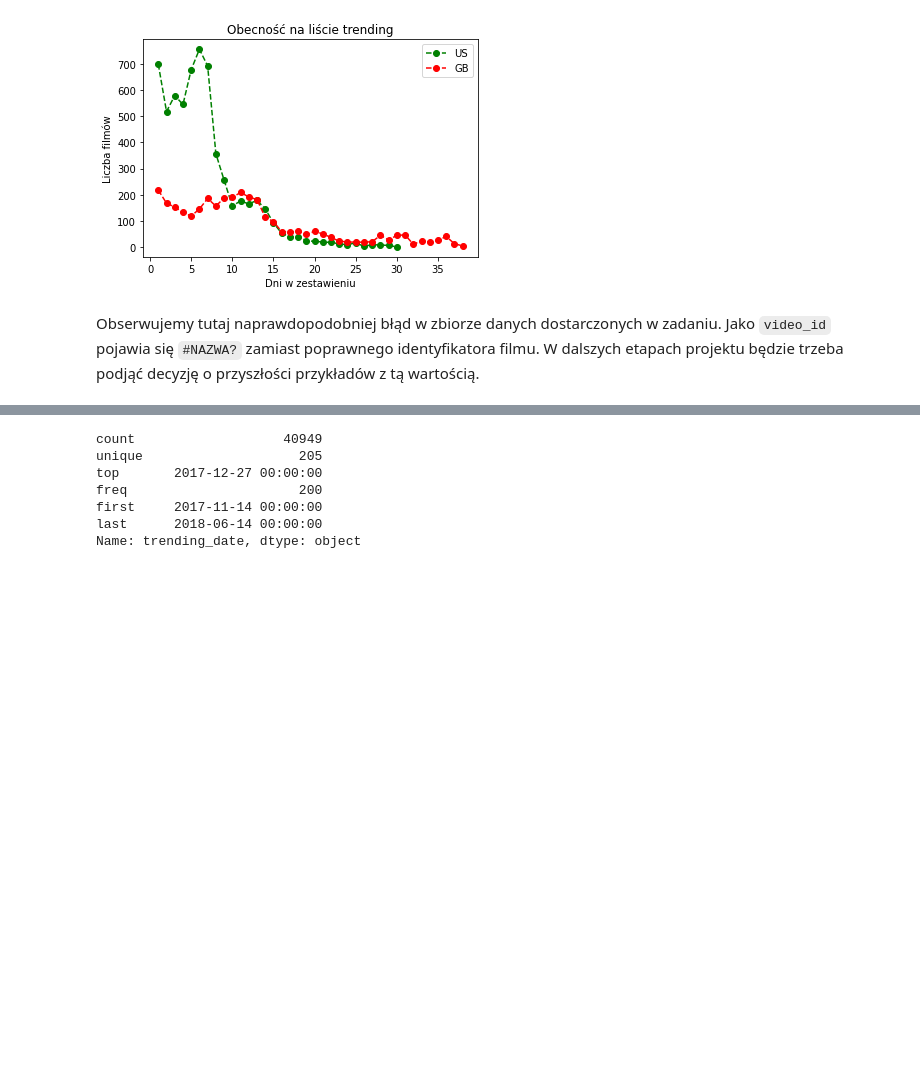
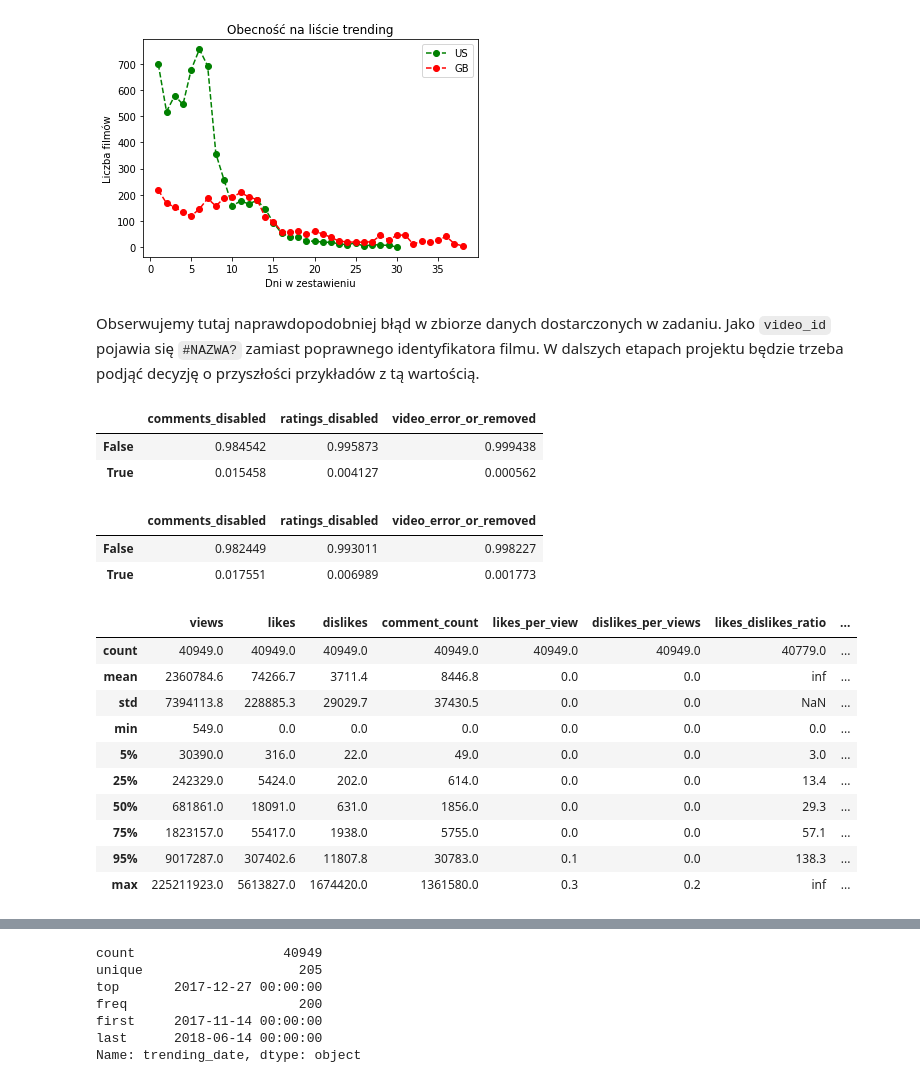
Before and after one commit to Bartosz-Gorka-Archive/youtube-trending-videos, a Jupyter notebook: youtube_trending_videos.ipynb, the cells around one changed output, grey strips where cells are left out. Cells and saved outputs as stored; diff of their text form; code cells hidden in the pictures; blank space fills up the shorter version.

```diff
--- a/youtube_trending_videos.ipynb
+++ b/youtube_trending_videos.ipynb
@@ -270,3 +270,29 @@ show_trending_duration_both(trending_time_US, trending_time_GB)
 [figure]
 # %% [markdown]
 Obserwujemy tutaj naprawdopodobniej błąd w zbiorze danych dostarczonych w zadaniu. Jako `video_id` pojawia się `#NAZWA?` zamiast poprawnego identyfikatora filmu. W dalszych etapach projektu będzie trzeba podjąć decyzję o przyszłości przykładów z tą wartością.
+# %%
+content[content['country_code'] == 'US'].select_dtypes(include=[np.bool]).apply(pd.Series.value_counts, normalize=True, dropna=False)
+# %% [output]
+|  | comments_disabled | ratings_disabled | video_error_or_removed |
+| False | 0.984542 | 0.995873 | 0.999438 |
+| True | 0.015458 | 0.004127 | 0.000562 |
+# %%
+content[content['country_code'] == 'GB'].select_dtypes(include=[np.bool]).apply(pd.Series.value_counts, normalize=True, dropna=False)
+# %% [output]
+|  | comments_disabled | ratings_disabled | video_error_or_removed |
+| False | 0.982449 | 0.993011 | 0.998227 |
+| True | 0.017551 | 0.006989 | 0.001773 |
+# %%
+content[content['country_code'] == 'US'].describe(percentiles=[0.05, 0.25, 0.50, 0.75, 0.95]).round(1)
+# %% [output]
+|  | views | likes | dislikes | comment_count | likes_per_view | dislikes_per_views | likes_dislikes_ratio | ... |
+| count | 40949.0 | 40949.0 | 40949.0 | 40949.0 | 40949.0 | 40949.0 | 40779.0 | ... |
+| mean | 2360784.6 | 74266.7 | 3711.4 | 8446.8 | 0.0 | 0.0 | inf | ... |
+| std | 7394113.8 | 228885.3 | 29029.7 | 37430.5 | 0.0 | 0.0 | NaN | ... |
+| min | 549.0 | 0.0 | 0.0 | 0.0 | 0.0 | 0.0 | 0.0 | ... |
+| 5% | 30390.0 | 316.0 | 22.0 | 49.0 | 0.0 | 0.0 | 3.0 | ... |
+| 25% | 242329.0 | 5424.0 | 202.0 | 614.0 | 0.0 | 0.0 | 13.4 | ... |
+| 50% | 681861.0 | 18091.0 | 631.0 | 1856.0 | 0.0 | 0.0 | 29.3 | ... |
+| 75% | 1823157.0 | 55417.0 | 1938.0 | 5755.0 | 0.0 | 0.0 | 57.1 | ... |
+| 95% | 9017287.0 | 307402.6 | 11807.8 | 30783.0 | 0.1 | 0.0 | 138.3 | ... |
+| max | 225211923.0 | 5613827.0 | 1674420.0 | 1361580.0 | 0.3 | 0.2 | inf | ... |
```
Also changed, not shown: parts of 3 cells of this notebook.
